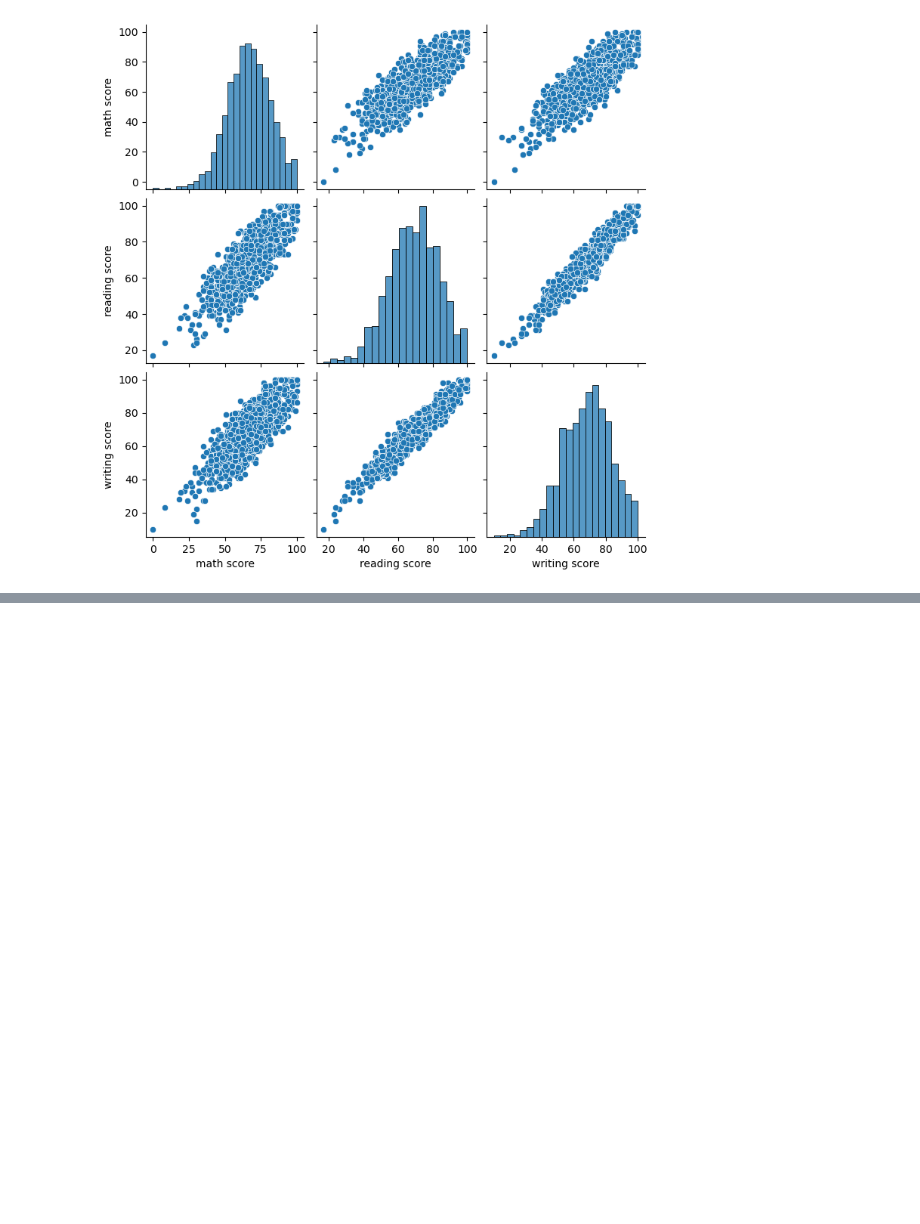
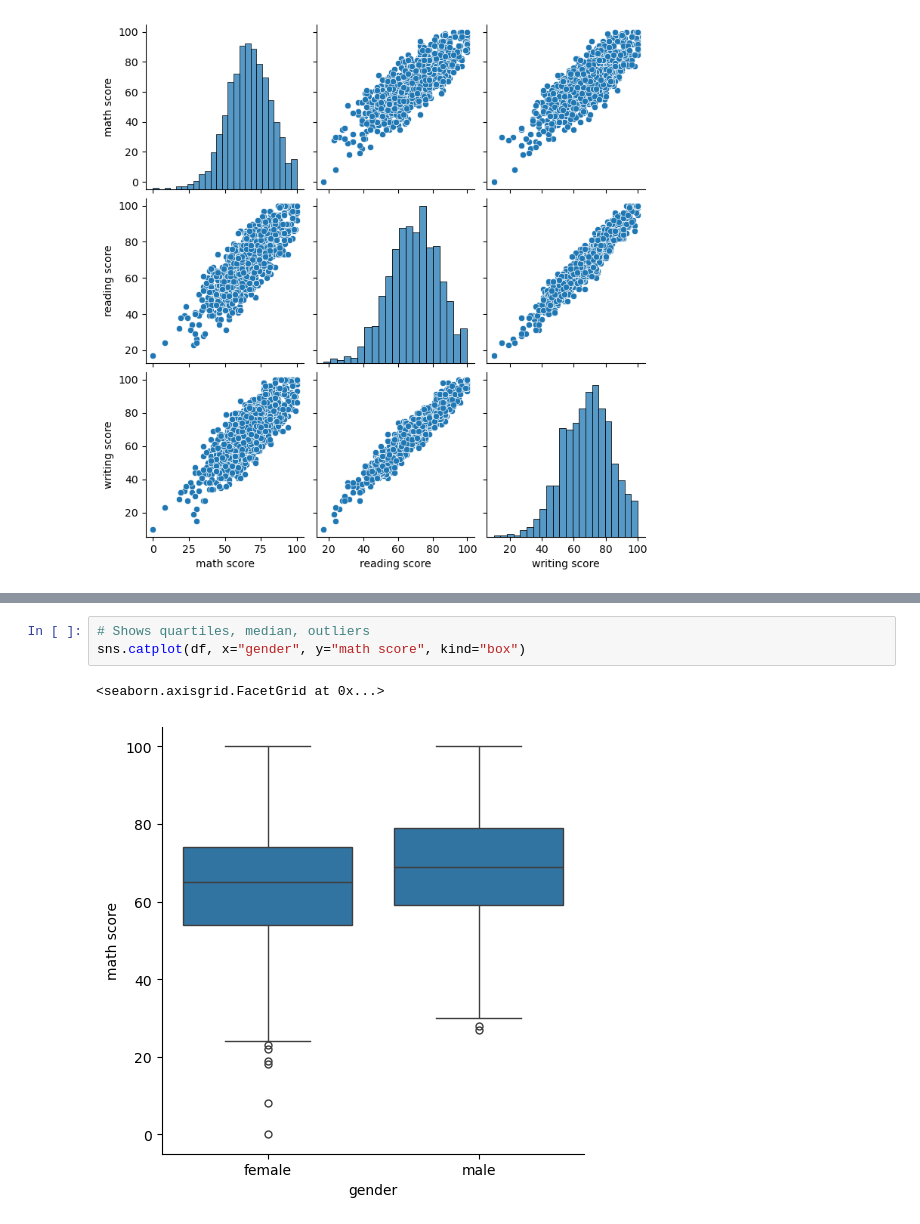
Before and after one commit to priscillanzula/Exploratory-Analysis-EDA-, a Jupyter notebook: EDA.ipynb, the cells around one changed output, grey strips where cells are left out. Saved outputs shown, nothing was run; the diff lists cells and outputs as text; blank space fills up the shorter version.

```diff
--- a/EDA.ipynb
+++ b/EDA.ipynb
@@ -327,0 +373,6 @@ sns.pairplot(df)
+# %%
+# Shows quartiles, median, outliers
+sns.catplot(df, x="gender", y="math score", kind="box")
+# %% [output]
+<seaborn.axisgrid.FacetGrid at 0x...>
+[figure, added]
```
Also changed, not shown: parts of 7 cells of this notebook.
